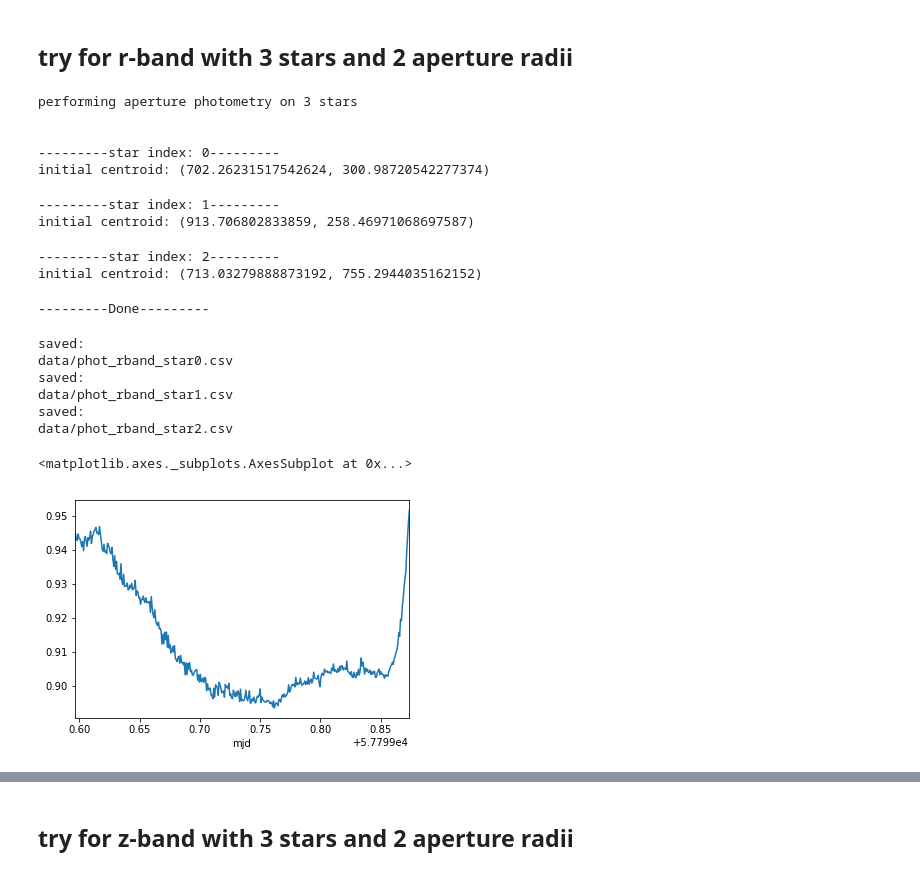
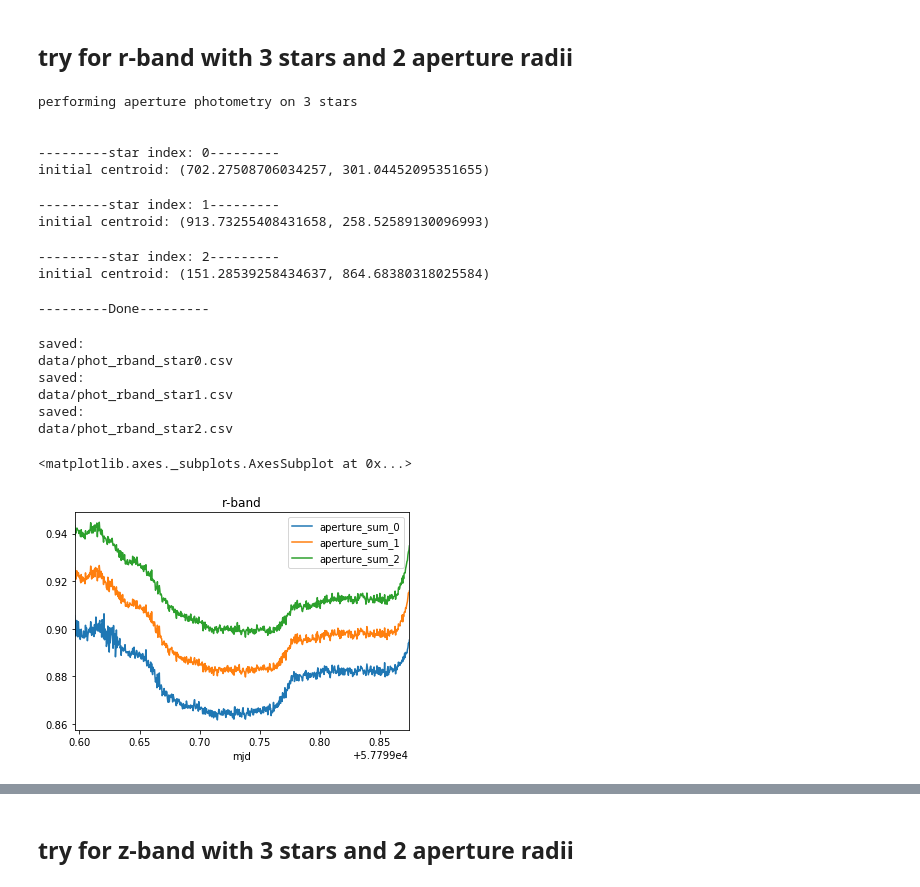
Before and after one commit to jpdeleon/moscatel, a Jupyter notebook: notebook/HAT-P-44 b photometry optimization (all bands without code).ipynb, the cells around one changed output, grey strips where cells are left out. Saved outputs shown, nothing was run; the diff lists cells and outputs as text; code cells hidden in the pictures.

```diff
--- a/notebook/HAT-P-44 b photometry optimization (all bands without code).ipynb
+++ b/notebook/HAT-P-44 b photometry optimization (all bands without code).ipynb
@@ -66,10 +66,11 @@ utils.show_stacked_images(stacked_images)
 ## Detect point sources
 # %%
 from moscatel import phot
+from tqdm import tqdm
 
 sources = []
 
-for idx, img in enumerate(stacked_images):
+for idx, img in tqdm(enumerate(stacked_images)):
     sources.append(phot.get_sources(img, num_stars=10))
 # %% [raw]
 from moscatel import plotting
@@ -169,26 +183,28 @@ band_idx = 1 #g,r,z
 
 band=sorted(bands.keys())
 nstars=3 # or specify as centroids[band_idx][idx0,idx1,...]
+#star_positions=centroids[band_idx][:nstars]
+star_positions=itemgetter(0,1,3)(centroids[band_idx])
 skip_every=1
-radii =[10,15,20]
+radii =[8,12,16]
 box_size = 40
 
-tables=phot.make_lightcurve(bands[band[band_idx]], centroids[band_idx][:nstars],
+tables_r=phot.make_lightcurve(bands[band[band_idx]], star_positions,
                        aperture_radii=radii, skip_every=1, box_size=40,
-                       r_in=10, r_out=25);
+                       r_in=15, r_out=30);
 # %% [output]
 performing aperture photometry on 3 stars
 
 
 ---------star index: 0---------
-initial centroid: (702.26231517542624, 300.98720542277374)
+initial centroid: (702.27508706034257, 301.04452095351655)
 ---------star index: 1---------
-initial centroid: (913.706802833859, 258.46971068697587)
+initial centroid: (913.73255408431658, 258.52589130096993)
 ---------star index: 2---------
-initial centroid: (713.03279888873192, 755.2944035162152)
+initial centroid: (151.28539258434637, 864.68380318025584)
 ---------Done---------
 # %%
-dfs=utils.parse_and_save_tables(tables, band_idx)
+dfs_r=utils.parse_and_save_tables(tables_r, band_idx)
 # %% [output]
 saved:
 data/phot_rband_star0.csv
@@ -197,13 +213,15 @@ data/phot_rband_star1.csv
 saved:
 data/phot_rband_star2.csv
 # %%
-%matplotlib inline
+target_id=1
+ref_id=0
+param='aperture_sum_0,aperture_sum_1,aperture_sum_2'.split(',')
 
-param='aperture_sum_1'
-t=dfs[1][param]
-ref=dfs[0][param]
 
-(t/ref).plot()
+t=dfs_r[target_id][param]
+ref=dfs_r[ref_id][param]
+
+(t/ref).plot(title='r-band')
 # %% [output]
 <matplotlib.axes._subplots.AxesSubplot at 0x...>
-[figure, old version]
+[figure, new version]
```
Also changed, not shown: parts of 21 cells of this notebook, 12 other files.
